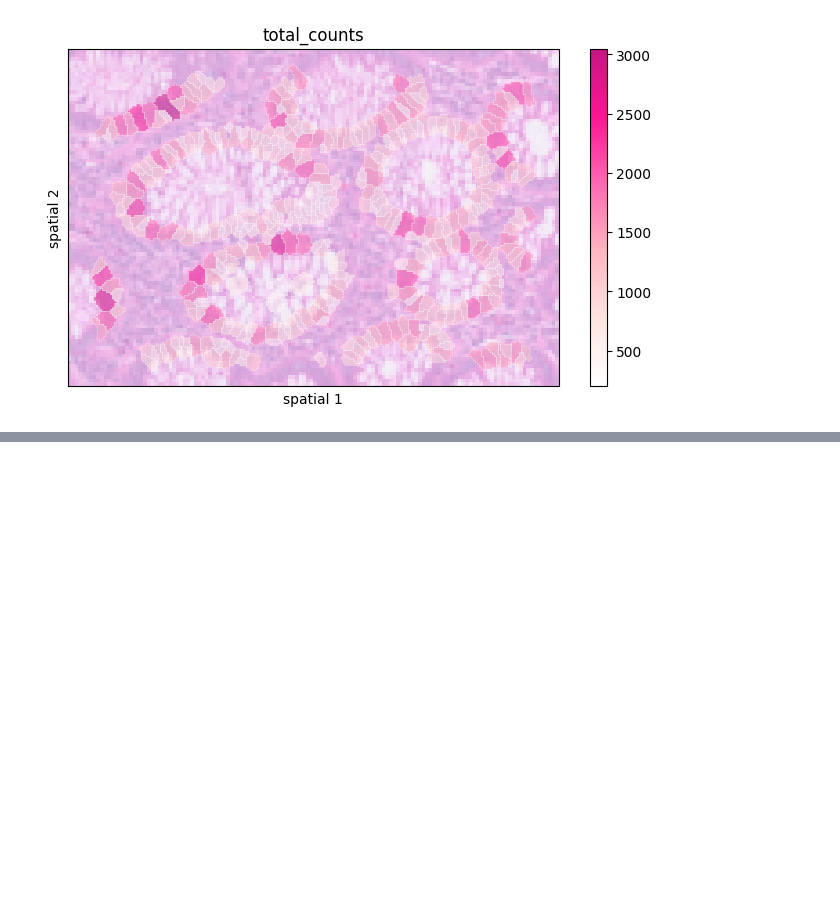
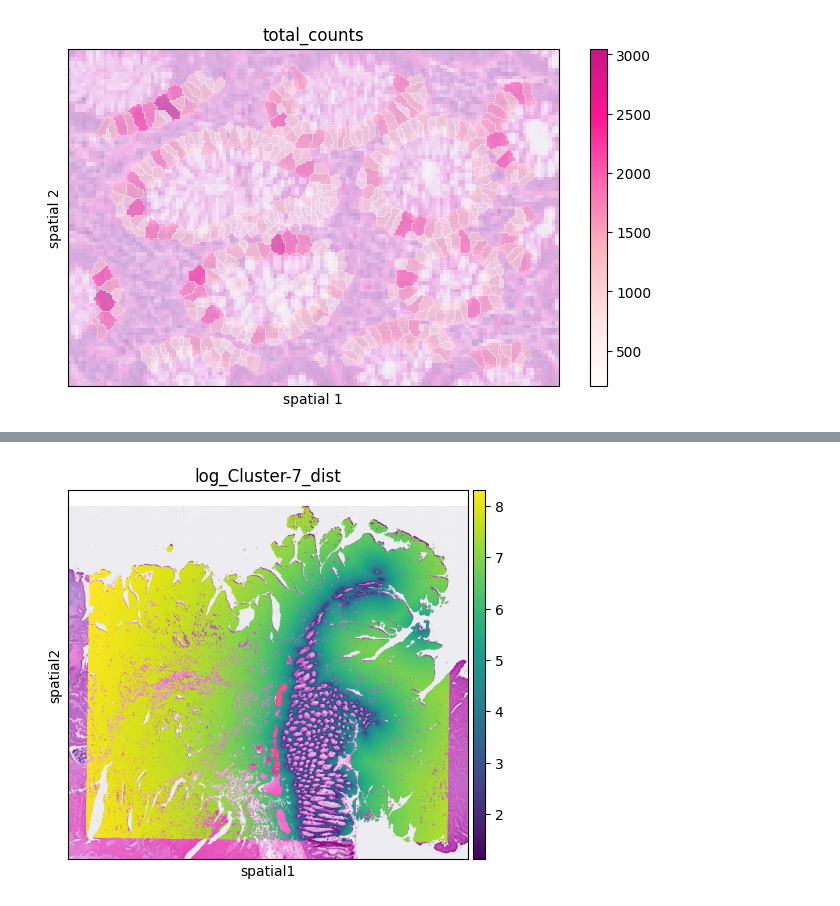
Before and after one commit to seqyuan/trackcell, a Jupyter notebook: docs/source/notebooks/Colon_Cancer_demo.ipynb, the cells around one changed output, grey strips where cells are left out. Cells and saved outputs as stored; diff of their text form; code cells hidden in the pictures; blank space fills up the shorter version.

```diff
--- a/docs/source/notebooks/Colon_Cancer_demo.ipynb
+++ b/docs/source/notebooks/Colon_Cancer_demo.ipynb
@@ -147,0 +163,9 @@ _ = tcl.pl.spatial_cell(
+# %%
+import numpy as np
+adata.obs['log_Cluster-7_dist'] = np.log(adata.obs['Cluster-7_dist'])
+
+sc.pl.spatial(adata, color="log_Cluster-7_dist",
+              size=3, linewidth=0,
+              legend_fontsize=12, frameon=True)
+# %% [output]
+[figure, added]
```
Also changed, not shown: parts of 3 cells of this notebook, 2 other files.
